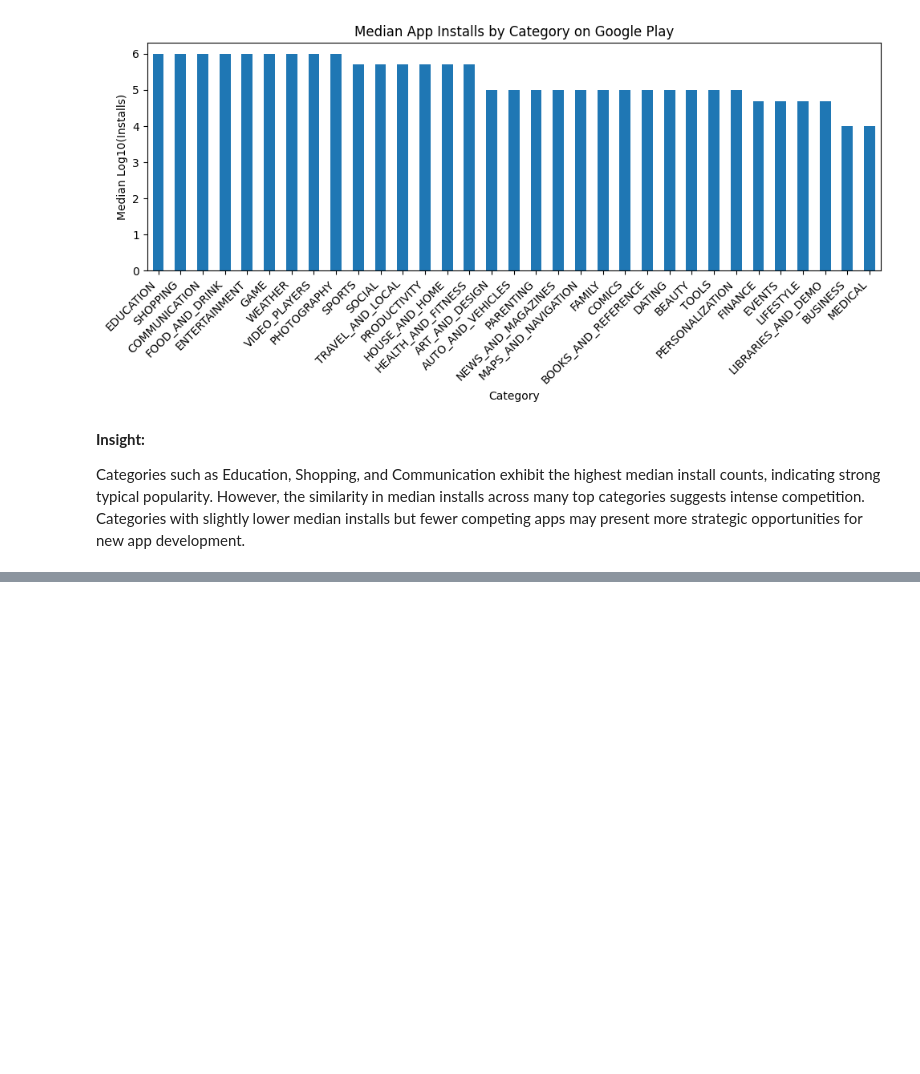
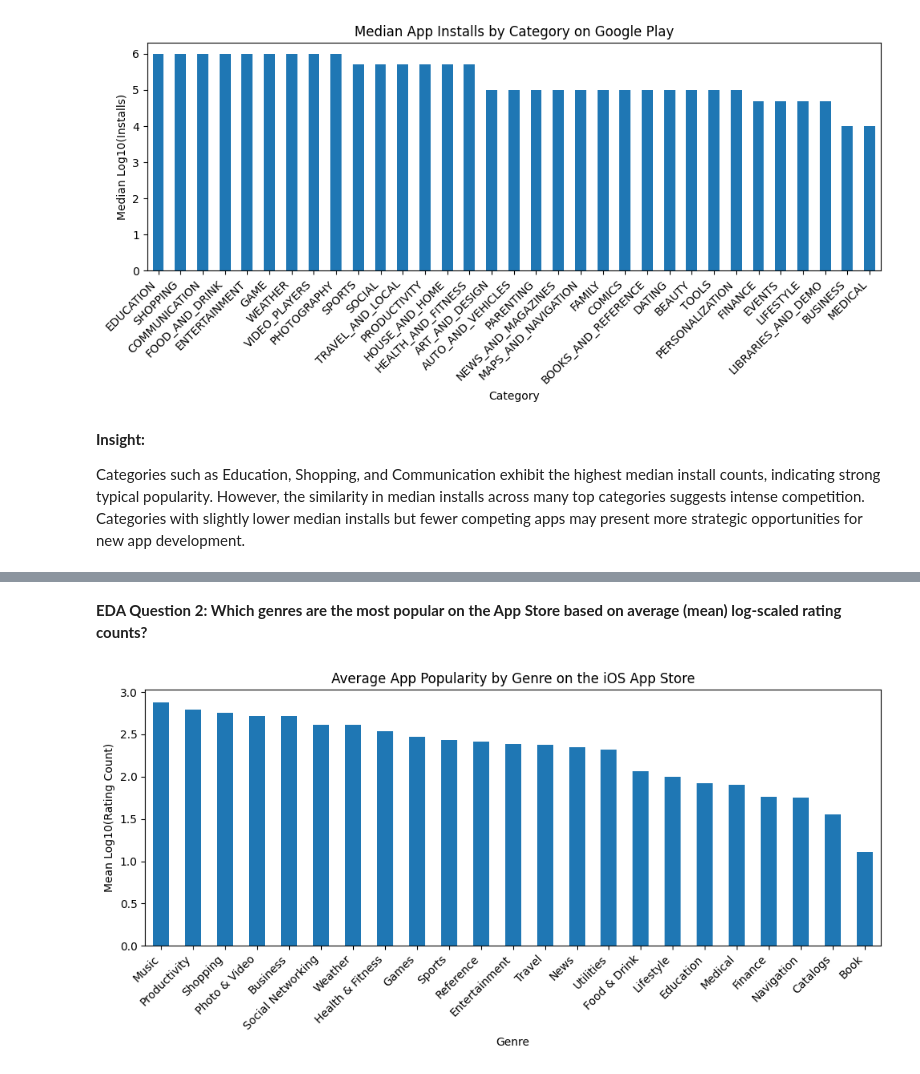
Before and after one commit to Dhairyaxshah/Appfluence, a Jupyter notebook: notebooks/02_eda.ipynb, the cells around one changed output, grey strips where cells are left out. Drawn from its saved outputs; the diff is of its cells as text; code cells hidden in the pictures; blank space fills up the shorter version.

```diff
--- a/notebooks/02_eda.ipynb
+++ b/notebooks/02_eda.ipynb
@@ -150,0 +180,24 @@ Categories such as Education, Shopping, and Communication exhibit the highest me
+# %% [markdown]
+**EDA Question 2: Which genres are the most popular on the App Store based on average (mean) log-scaled rating counts?**
+# %%
+# Log-transform rating counts
+df2['log_rating_count'] = np.log10(df2['rating_count_tot'] + 1)
+
+# Compute mean log rating count per genre
+genre_popularity = (
+    df2.groupby('prime_genre')['log_rating_count']
+       .mean()
+       .sort_values(ascending=False)
+)
+
+# Plot
+plt.figure(figsize=(10, 5))
+genre_popularity.plot(kind='bar')
+plt.xlabel('Genre')
+plt.ylabel('Mean Log10(Rating Count)')
+plt.title('Average App Popularity by Genre on the iOS App Store')
+plt.xticks(rotation=45, ha='right')
+plt.tight_layout()
+plt.show()
+# %% [output]
+[figure, added]
```
Also changed, not shown: parts of 15 cells of this notebook.
